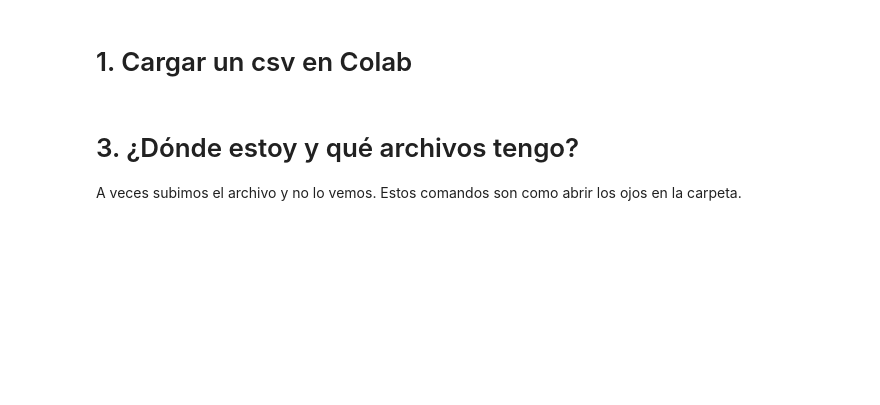
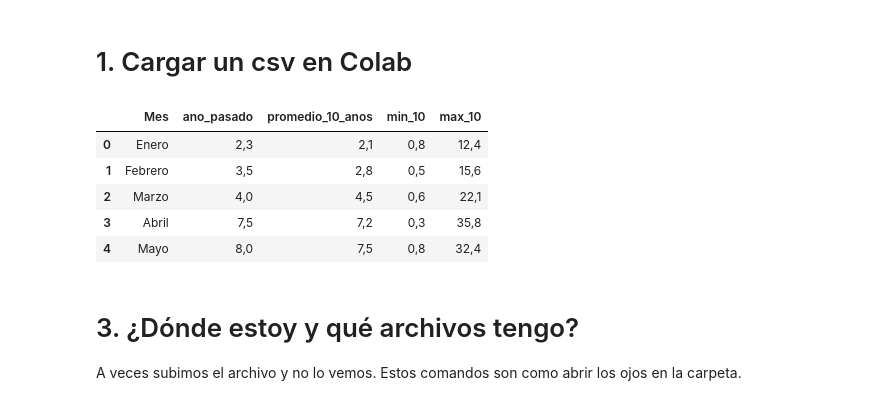
Before and after one commit to dlcadavi/AyBD_clase1, a Jupyter notebook: notebooks/Clase1_1_Intro_Configuracion_y_Python_Basico.ipynb, the cells around one changed output. Drawn from its saved outputs; the diff is of its cells as text; code cells hidden in the pictures; blank space fills up the shorter version.

```diff
--- a/Clase1_1_Intro_Configuracion_y_Python_Basico.ipynb
+++ b/notebooks/Clase1_1_Intro_Configuracion_y_Python_Basico.ipynb
@@ -5,3 +3,17 @@
+# %%
+# El archivo está en otra carpeta:
+import pandas as pd
+
+# El ".." se sale de /notebooks y luego entra a /data
+df = pd.read_csv('../data/Clase1.csv')
+df.head()
+# %% [output]
+|  | Mes | ano_pasado | promedio_10_anos | min_10 | max_10 |
+| 0 | Enero | 2,3 | 2,1 | 0,8 | 12,4 |
+| 1 | Febrero | 3,5 | 2,8 | 0,5 | 15,6 |
+| 2 | Marzo | 4,0 | 4,5 | 0,6 | 22,1 |
+| 3 | Abril | 7,5 | 7,2 | 0,3 | 35,8 |
+| 4 | Mayo | 8,0 | 7,5 | 0,8 | 32,4 |
 # %% [markdown]
 # 3. ¿Dónde estoy y qué archivos tengo?
 A veces subimos el archivo y no lo vemos. Estos comandos son como abrir los ojos en la carpeta.
```
Also changed, not shown: parts of 4 cells of this notebook, 3 other files.
